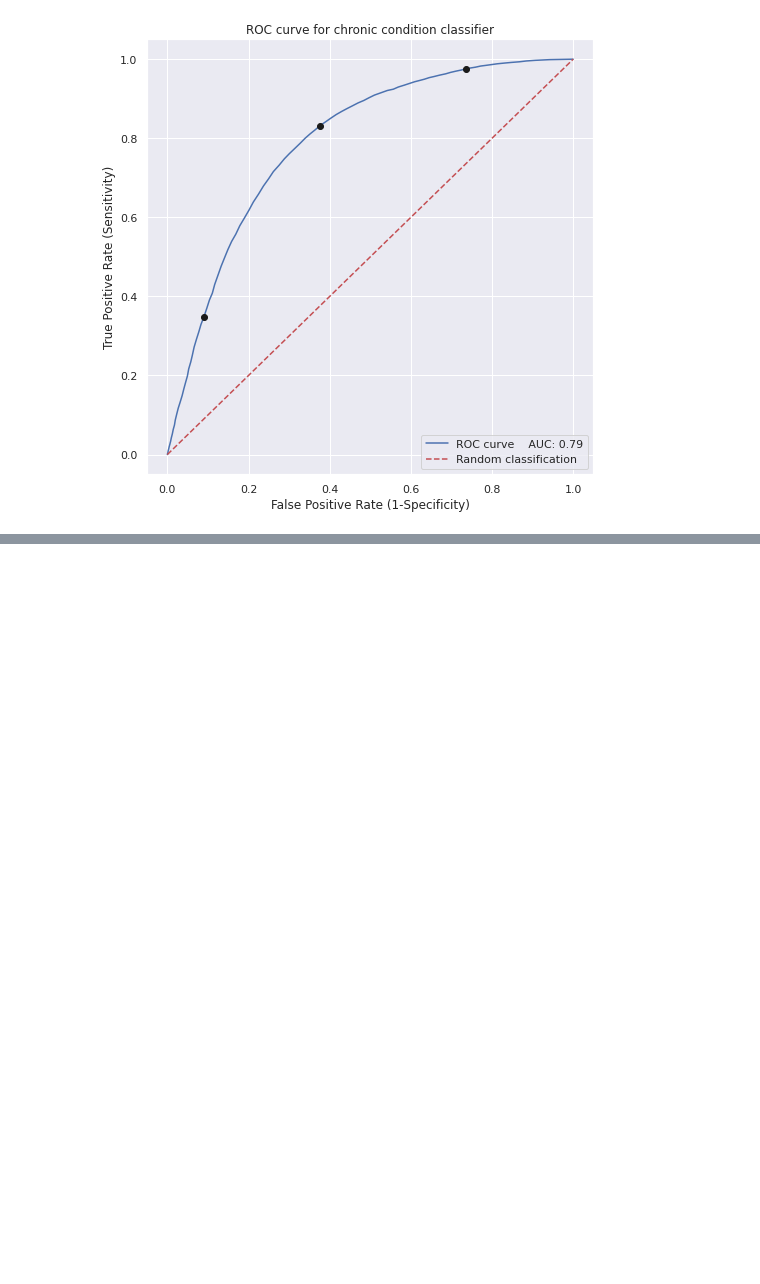
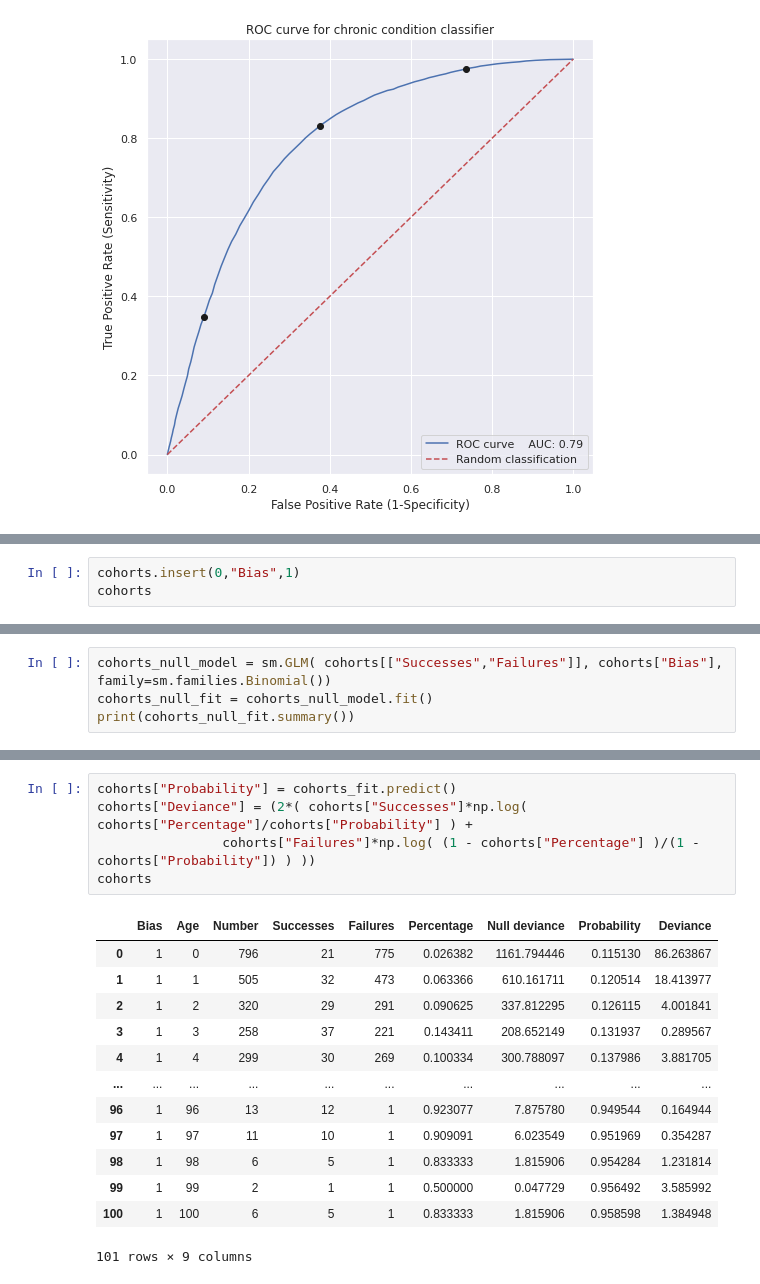
Before and after one commit to pajacobson/regression, a Jupyter notebook: notebooks/chronic.ipynb, the cells around one changed output, grey strips where cells are left out. Drawn from its saved outputs; the diff is of its cells as text; blank space fills up the shorter version.

```diff
--- a/py-notebooks/chronic.ipynb
+++ b/notebooks/chronic.ipynb
@@ -302,0 +326,3 @@ plt.savefig("chronic_roc.png")
+# %%
+cohorts.insert(0,"Bias",1)
+cohorts
@@ -302,0 +343,4 @@ plt.savefig("chronic_roc.png")
+# %%
+cohorts_null_model = sm.GLM( cohorts[["Successes","Failures"]], cohorts["Bias"], family=sm.families.Binomial())
+cohorts_null_fit = cohorts_null_model.fit()
+print(cohorts_null_fit.summary())
@@ -302,0 +411,19 @@ plt.savefig("chronic_roc.png")
+# %%
+cohorts["Probability"] = cohorts_fit.predict()
+cohorts["Deviance"] = (2*( cohorts["Successes"]*np.log( cohorts["Percentage"]/cohorts["Probability"] ) +
+                cohorts["Failures"]*np.log( (1 - cohorts["Percentage"] )/(1 - cohorts["Probability"]) ) ))
+cohorts
+# %% [output]
+|  | Bias | Age | Number | Successes | Failures | Percentage | Null deviance | Probability | Deviance |
+| 0 | 1 | 0 | 796 | 21 | 775 | 0.026382 | 1161.794446 | 0.115130 | 86.263867 |
+| 1 | 1 | 1 | 505 | 32 | 473 | 0.063366 | 610.161711 | 0.120514 | 18.413977 |
+| 2 | 1 | 2 | 320 | 29 | 291 | 0.090625 | 337.812295 | 0.126115 | 4.001841 |
+| 3 | 1 | 3 | 258 | 37 | 221 | 0.143411 | 208.652149 | 0.131937 | 0.289567 |
+| 4 | 1 | 4 | 299 | 30 | 269 | 0.100334 | 300.788097 | 0.137986 | 3.881705 |
+| ... | ... | ... | ... | ... | ... | ... | ... | ... | ... |
+| 96 | 1 | 96 | 13 | 12 | 1 | 0.923077 | 7.875780 | 0.949544 | 0.164944 |
+| 97 | 1 | 97 | 11 | 10 | 1 | 0.909091 | 6.023549 | 0.951969 | 0.354287 |
+| 98 | 1 | 98 | 6 | 5 | 1 | 0.833333 | 1.815906 | 0.954284 | 1.231814 |
+| 99 | 1 | 99 | 2 | 1 | 1 | 0.500000 | 0.047729 | 0.956492 | 3.585992 |
+| 100 | 1 | 100 | 6 | 5 | 1 | 0.833333 | 1.815906 | 0.958598 | 1.384948 |
+101 rows × 9 columns
```
Also changed, not shown: parts of 18 cells of this notebook, 44 other files.
